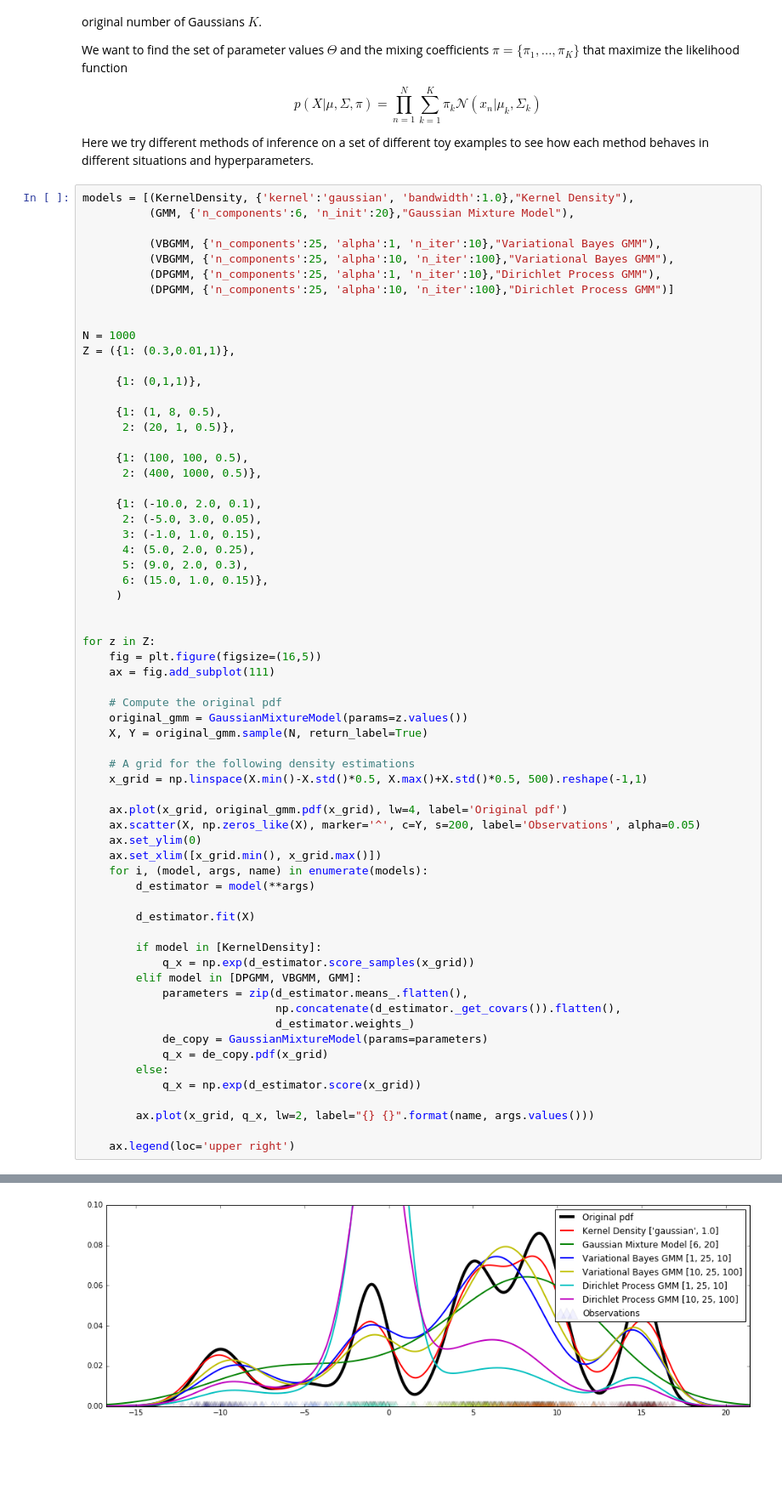
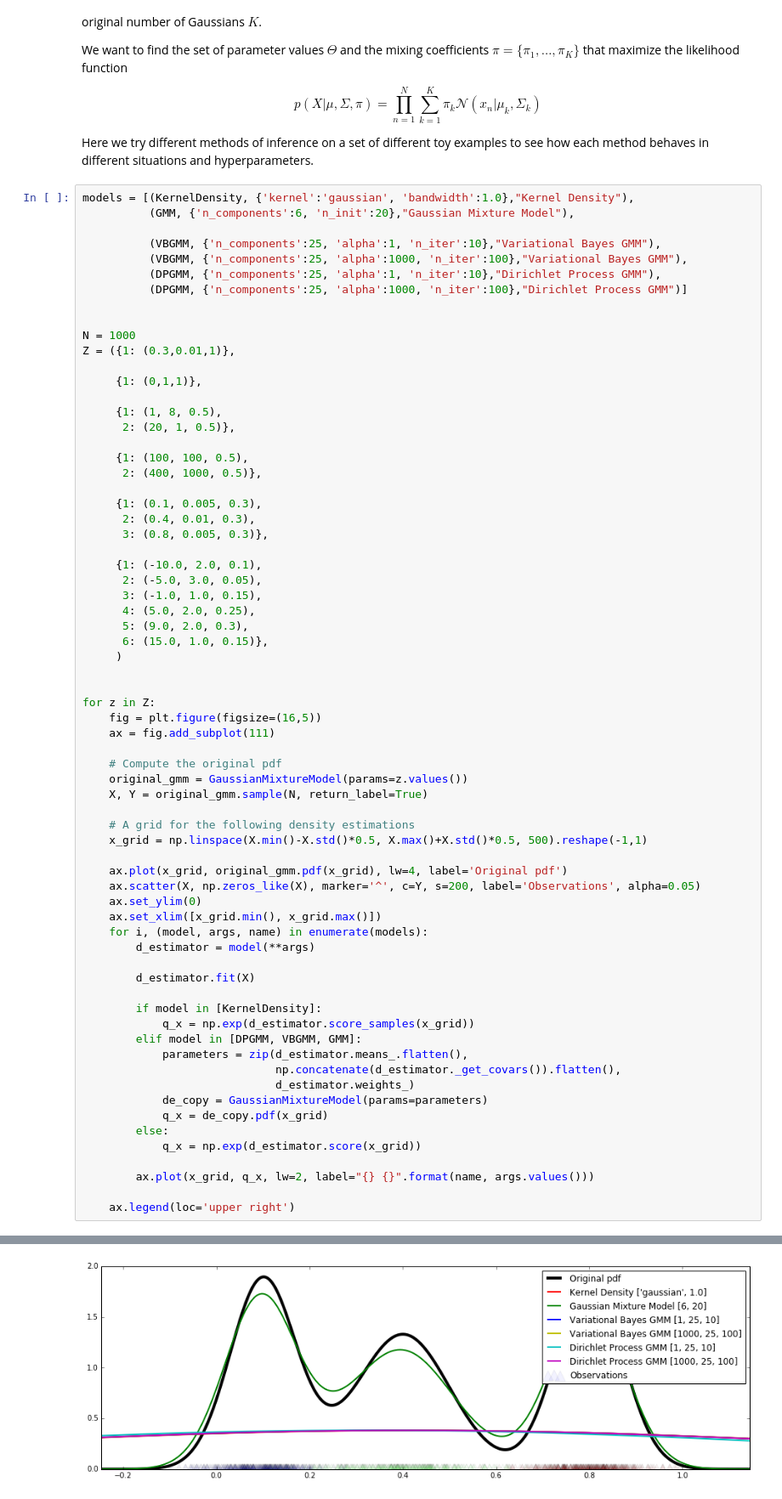
Before and after one commit to perellonieto/deep_calibration, a Jupyter notebook: jupyter/Density_estimation_GMM.ipynb, the cells around one changed output, grey strips where cells are left out. Shown: that part at 85% size. Drawn from its saved outputs; the diff is of its cells as text; blank space fills up the shorter version.

Commit message:
Added an example with values from 0 to 1. Changed the alpha parameter to show the different behaviours on the variational methods

```diff
--- a/jupyter/Density_estimation_GMM.ipynb
+++ b/jupyter/Density_estimation_GMM.ipynb
@@ -271,9 +272,9 @@ models = [(KernelDensity, {'kernel':'gaussian', 'bandwidth':1.0},"Kernel Density
           (GMM, {'n_components':6, 'n_init':20},"Gaussian Mixture Model"),
 
           (VBGMM, {'n_components':25, 'alpha':1, 'n_iter':10},"Variational Bayes GMM"),
-          (VBGMM, {'n_components':25, 'alpha':10, 'n_iter':100},"Variational Bayes GMM"),
+          (VBGMM, {'n_components':25, 'alpha':1000, 'n_iter':100},"Variational Bayes GMM"),
           (DPGMM, {'n_components':25, 'alpha':1, 'n_iter':10},"Dirichlet Process GMM"),
-          (DPGMM, {'n_components':25, 'alpha':10, 'n_iter':100},"Dirichlet Process GMM")]
+          (DPGMM, {'n_components':25, 'alpha':1000, 'n_iter':100},"Dirichlet Process GMM")]
 
 
 N = 1000
@@ -286,6 +287,10 @@ Z = ({1: (0.3,0.01,1)},
 
      {1: (100, 100, 0.5),
       2: (400, 1000, 0.5)},
+
+     {1: (0.1, 0.005, 0.3),
+      2: (0.4, 0.01, 0.3),
+      3: (0.8, 0.005, 0.3)},
 
      {1: (-10.0, 2.0, 0.1),
       2: (-5.0, 3.0, 0.05),
@@ -338 +343 @@ for z in Z:
-[figure, old version]
+[figure, new version]
```
Also changed, not shown: parts of 2 cells of this notebook.
